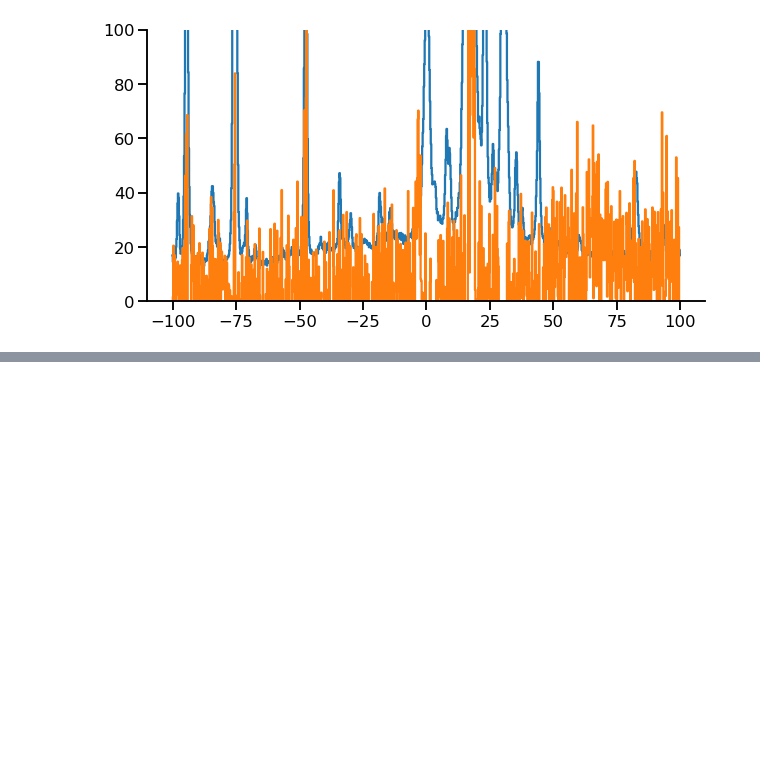
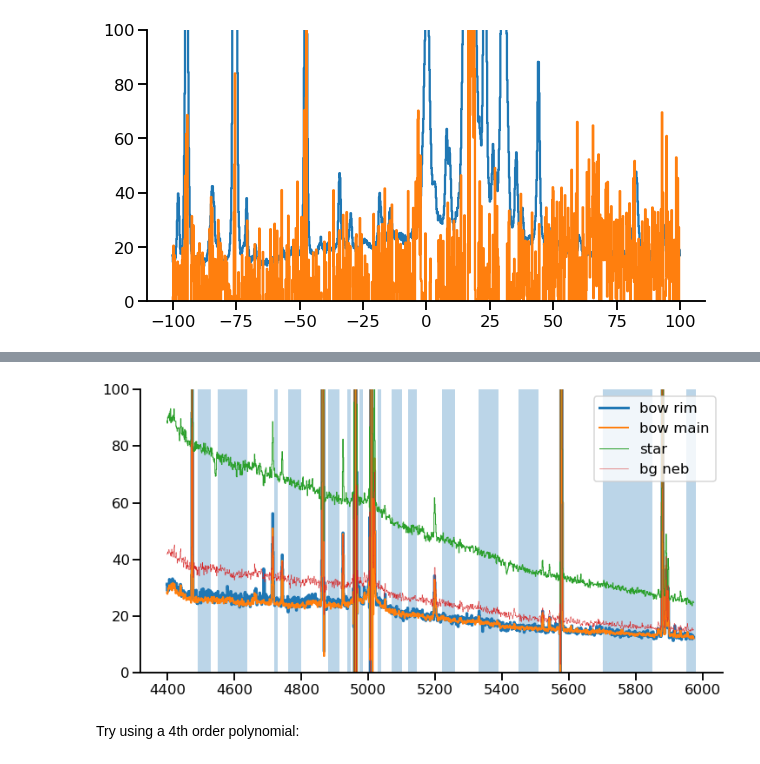
Before and after one commit to will-henney/muse-hii-regions, a Jupyter notebook: notebooks/10-00-ngc346-fors-slit-spectra.ipynb, the cells around one changed output, grey strips where cells are left out. Saved outputs shown, nothing was run; the diff lists cells and outputs as text; code cells hidden in the pictures; blank space fills up the shorter version.

Commit message:
Finish continuum subtraction of FORS1 Slit A for NGC 346
New routine pv_fit_continuum in lib/extract.py to apply the continuum
fitting to position-velocity arrays

```diff
--- a/notebooks/10-00-ngc346-fors-slit-spectra.ipynb
+++ b/notebooks/10-00-ngc346-fors-slit-spectra.ipynb
@@ -221,0 +243,43 @@ n
+# %%
+wavranges = [
+    (4490, 4530),
+    (4550, 4640), (4720, 4730), (4760, 4800), (4880, 4915),
+    (4937, 4947), (4974, 4984), (5028, 5038), (5070, 5100),
+    (5120, 5145), (5220, 5260), (5330, 5390), (5450, 5510),
+    (5700, 5850), (5950, 5980),
+]
+# %%
+fig, ax = plt.subplots(
+    figsize=(12, 6),
+)
+
+wav1, wav2 = 4400, 6000
+im, ww = pvslice(slitA.data, w, [wav1, wav2], [-5, -3])
+spec = im.mean(axis=0)
+n = len(spec)
+wavs, _ = ww.pixel_to_world_values(np.arange(n), [0]*n)
+ax.plot(wavs, spec, drawstyle="steps-mid", linewidth=3, label="bow rim")
+
+im, ww = pvslice(slitA.data, w, [wav1, wav2], [-15, -5])
+spec2 = im.mean(axis=0)
+ax.plot(wavs, spec2, drawstyle="steps-mid", linewidth=2, label="bow main")
+
+im, ww = pvslice(slitA.data, w, [wav1, wav2], [-3, 3])
+spec3 = im.mean(axis=0)
+ax.plot(wavs, spec3, drawstyle="steps-mid", linewidth=1, label="star")
+
+im, ww = pvslice(slitA.data, w, [wav1, wav2], [4, 8])
+spec4 = im.mean(axis=0)
+ax.plot(wavs, spec4, drawstyle="steps-mid", linewidth=0.5, label="bg neb")
+
+for wavrange in wavranges:
+    ax.axvspan(*wavrange, alpha=0.3)
+ax.legend()
+ax.set(
+    ylim=[0, 100],
+)
+sns.despine();
+# %% [output]
+[figure, added]
+# %% [markdown]
+Try using a 4th order polynomial:
```
Also changed, not shown: parts of 21 cells of this notebook, 13 other files.
